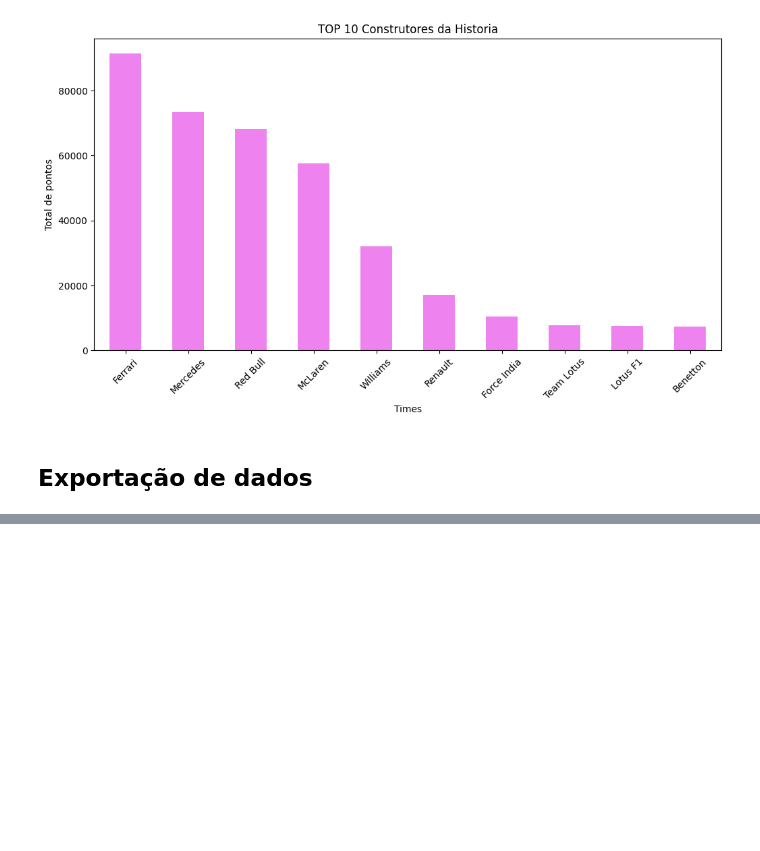
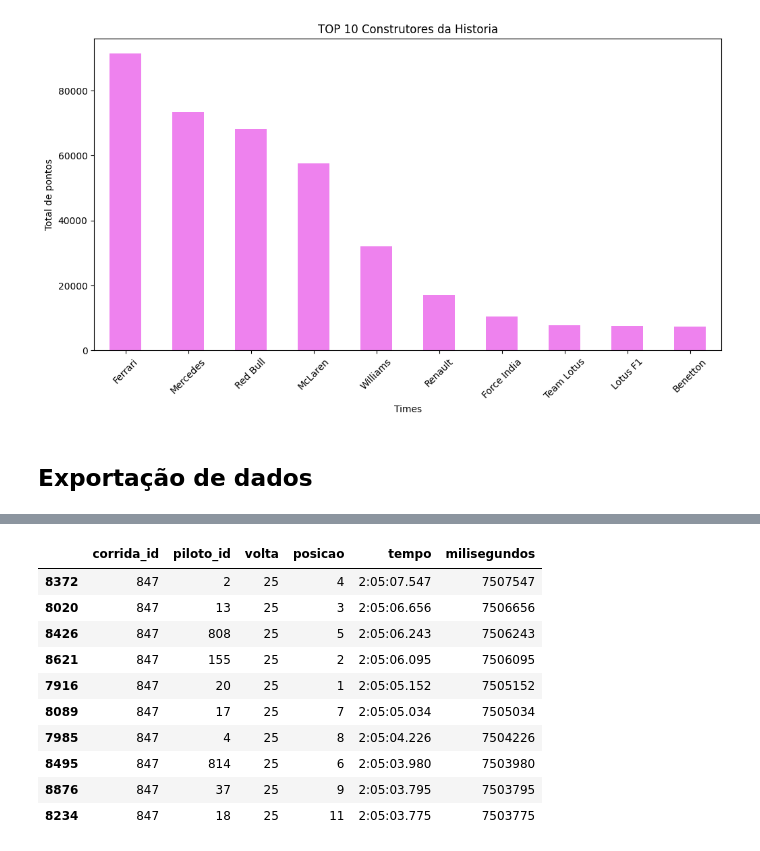
Before and after one commit to augustopinho/fatec_ipi_projeto_integrador_3, a Jupyter notebook: Tratamento_Limpeza_Dataset/tratamento_limpeza_dataset_completo.ipynb, the cells around one changed output, grey strips where cells are left out. Cells and saved outputs as stored; diff of their text form; code cells hidden in the pictures; blank space fills up the shorter version.

```diff
--- a/Tratamento_Limpeza_Dataset/tratamento_limpeza_dataset_completo.ipynb
+++ b/Tratamento_Limpeza_Dataset/tratamento_limpeza_dataset_completo.ipynb
@@ -2750,0 +2771,14 @@ plt.show()
+# %%
+tempo_por_volta.sort_values(by='milisegundos', ascending=False).head(10)
+# %% [output]
+|  | corrida_id | piloto_id | volta | posicao | tempo | milisegundos |
+| 8372 | 847 | 2 | 25 | 4 | 2:05:07.547 | 7507547 |
+| 8020 | 847 | 13 | 25 | 3 | 2:05:06.656 | 7506656 |
+| 8426 | 847 | 808 | 25 | 5 | 2:05:06.243 | 7506243 |
+| 8621 | 847 | 155 | 25 | 2 | 2:05:06.095 | 7506095 |
+| 7916 | 847 | 20 | 25 | 1 | 2:05:05.152 | 7505152 |
+| 8089 | 847 | 17 | 25 | 7 | 2:05:05.034 | 7505034 |
+| 7985 | 847 | 4 | 25 | 8 | 2:05:04.226 | 7504226 |
+| 8495 | 847 | 814 | 25 | 6 | 2:05:03.980 | 7503980 |
+| 8876 | 847 | 37 | 25 | 9 | 2:05:03.795 | 7503795 |
+| 8234 | 847 | 18 | 25 | 11 | 2:05:03.775 | 7503775 |
```
Also changed, not shown: parts of 10 cells of this notebook.
